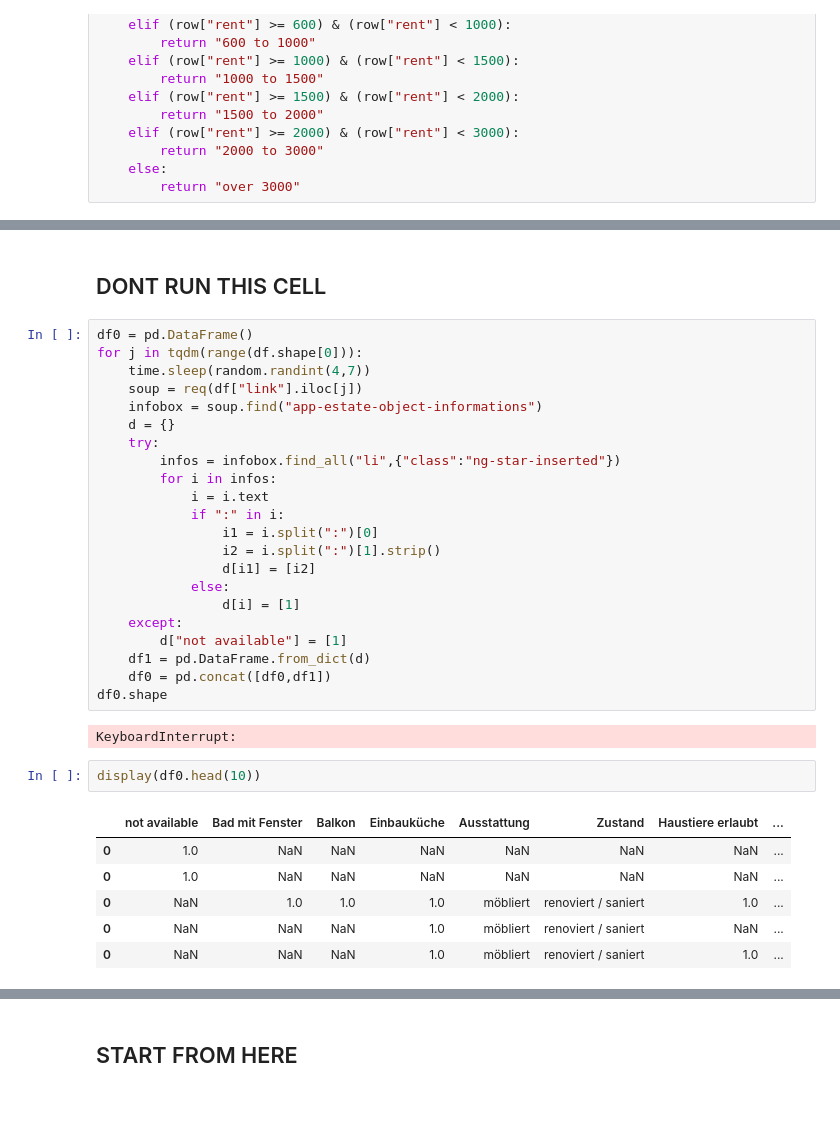
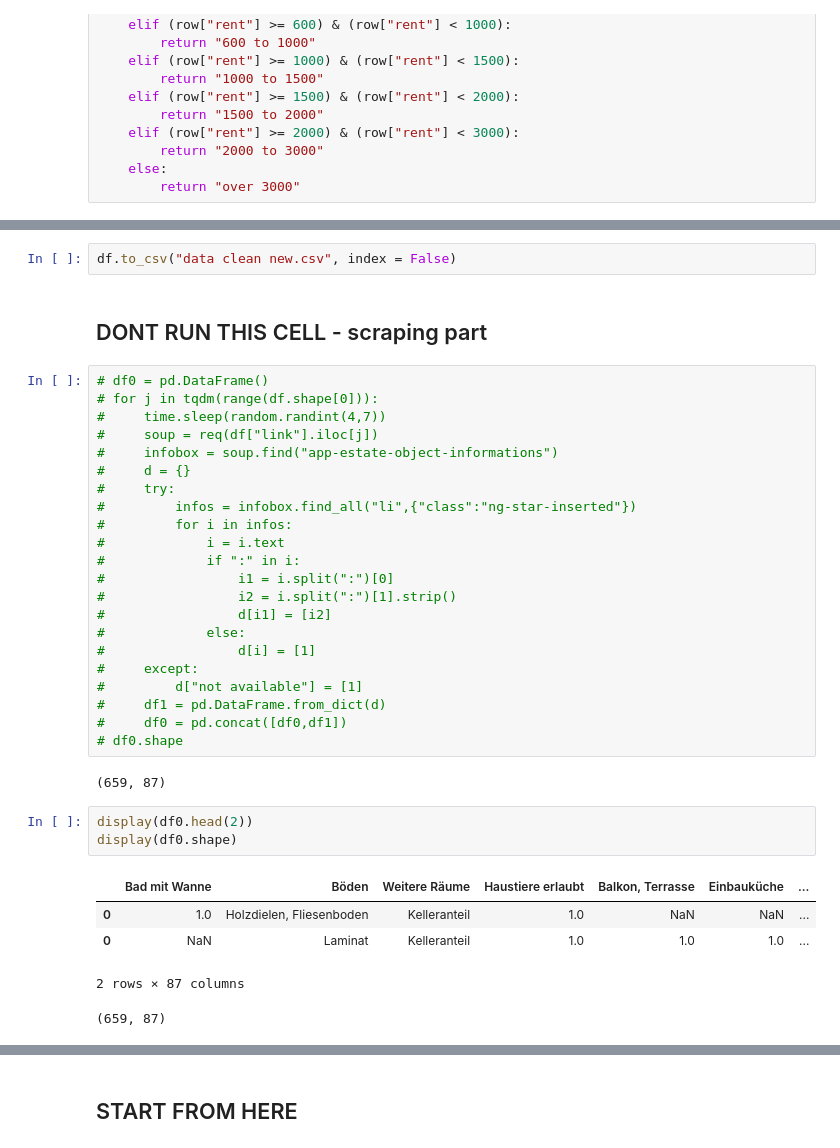
Before and after one commit to mdimasaac/berlin_apt_rent_analysis, a Jupyter notebook: cleaning.ipynb, the cells around one changed output, grey strips where cells are left out. Saved outputs shown, nothing was run; the diff lists cells and outputs as text; blank space fills up the shorter version.

```diff
--- a/cleaning.ipynb
+++ b/cleaning.ipynb
@@ -79,36 +138,38 @@ df.shape[0]
+# %%
+df.to_csv("data clean new.csv", index = False)
 # %% [markdown]
-## DONT RUN THIS CELL
+## DONT RUN THIS CELL - scraping part
 # %%
-df0 = pd.DataFrame()
-for j in tqdm(range(df.shape[0])):
-    time.sleep(random.randint(4,7))
-    soup = req(df["link"].iloc[j])
-    infobox = soup.find("app-estate-object-informations")
-    d = {}
-    try:
-        infos = infobox.find_all("li",{"class":"ng-star-inserted"})
-        for i in infos:
-            i = i.text
-            if ":" in i:
-                i1 = i.split(":")[0]
-                i2 = i.split(":")[1].strip()
-                d[i1] = [i2]
-            else:
-                d[i] = [1]
-    except:
-        d["not available"] = [1]
-    df1 = pd.DataFrame.from_dict(d)
-    df0 = pd.concat([df0,df1])
-df0.shape
+# df0 = pd.DataFrame()
+# for j in tqdm(range(df.shape[0])):
+#     time.sleep(random.randint(4,7))
+#     soup = req(df["link"].iloc[j])
+#     infobox = soup.find("app-estate-object-informations")
+#     d = {}
+#     try:
+#         infos = infobox.find_all("li",{"class":"ng-star-inserted"})
+#         for i in infos:
+#             i = i.text
+#             if ":" in i:
+#                 i1 = i.split(":")[0]
+#                 i2 = i.split(":")[1].strip()
+#                 d[i1] = [i2]
+#             else:
+#                 d[i] = [1]
+#     except:
+#         d["not available"] = [1]
+#     df1 = pd.DataFrame.from_dict(d)
+#     df0 = pd.concat([df0,df1])
+# df0.shape
 # %% [output]
-KeyboardInterrupt:
+(659, 87)
 # %%
-display(df0.head(10))
+display(df0.head(2))
+display(df0.shape)
 # %% [output]
-|  | not available | Bad mit Fenster | Balkon | Einbauküche | Ausstattung | Zustand | Haustiere erlaubt | ... |
-| 0 | 1.0 | NaN | NaN | NaN | NaN | NaN | NaN | ... |
-| 0 | 1.0 | NaN | NaN | NaN | NaN | NaN | NaN | ... |
-| 0 | NaN | 1.0 | 1.0 | 1.0 | möbliert | renoviert / saniert | 1.0 | ... |
-| 0 | NaN | NaN | NaN | 1.0 | möbliert | renoviert / saniert | NaN | ... |
-| 0 | NaN | NaN | NaN | 1.0 | möbliert | renoviert / saniert | 1.0 | ... |
+|  | Bad mit Wanne | Böden | Weitere Räume | Haustiere erlaubt | Balkon, Terrasse | Einbauküche | ... |
+| 0 | 1.0 | Holzdielen, Fliesenboden | Kelleranteil | 1.0 | NaN | NaN | ... |
+| 0 | NaN | Laminat | Kelleranteil | 1.0 | 1.0 | 1.0 | ... |
+2 rows × 87 columns
+(659, 87)
 # %%
```
Also changed, not shown: parts of 80 cells of this notebook, 12 other files.
